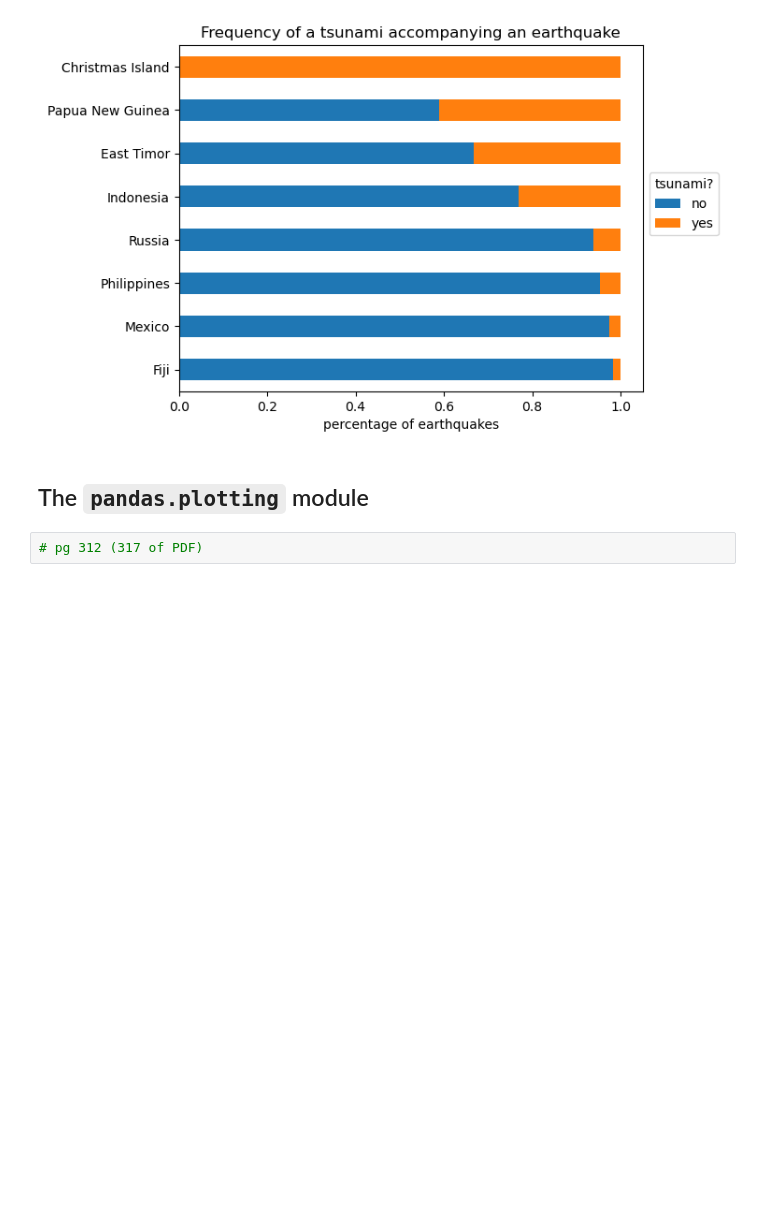
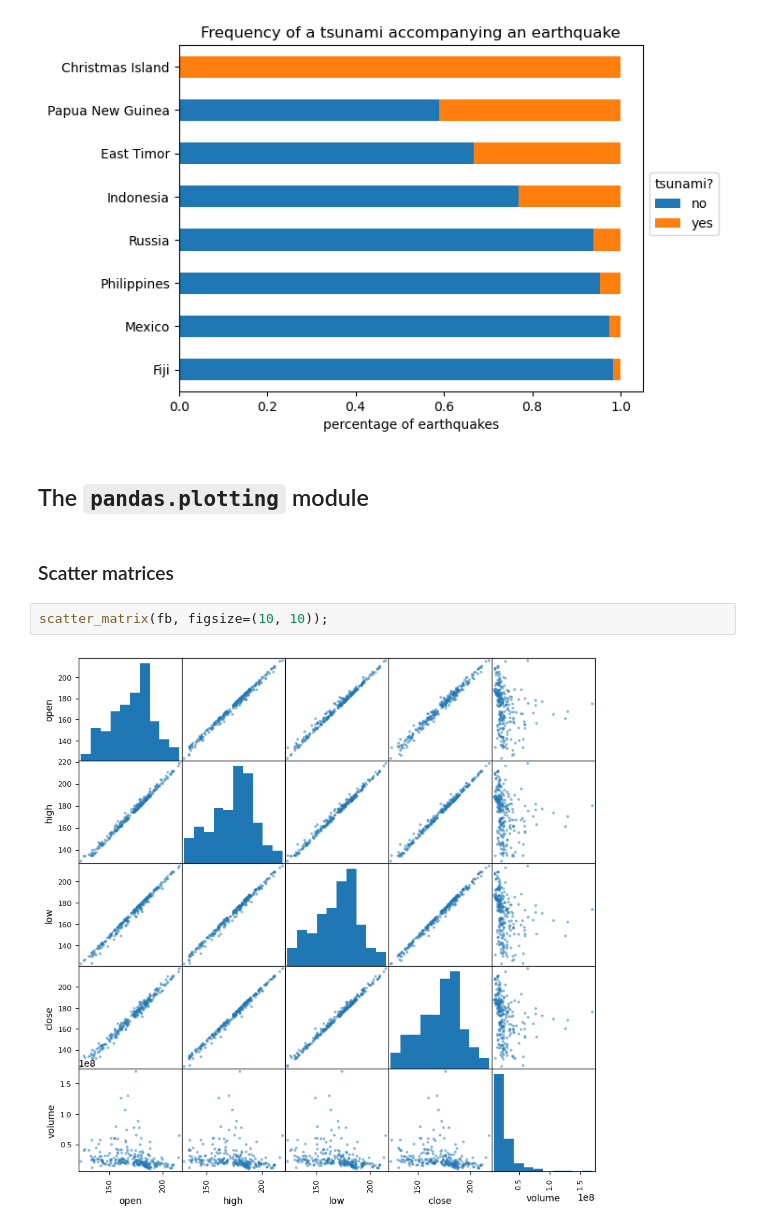
Before and after one commit to pydatawrangler/eda_ref, a Jupyter notebook: hands_on_pandas/notebooks/09_hands_on_pandas_chap5.ipynb, the cells around one changed output. Drawn from its saved outputs; the diff is of its cells as text; blank space fills up the shorter version.

```diff
--- a/hands_on_pandas/notebooks/09_hands_on_pandas_chap5.ipynb
+++ b/hands_on_pandas/notebooks/09_hands_on_pandas_chap5.ipynb
@@ -539,5 +540,9 @@ Text(0, 0.5, '')
 [figure]
 # %% [markdown]
 ## The `pandas.plotting` module
-# %%
-# pg 312 (317 of PDF)
+# %% [markdown]
+### Scatter matrices
+# %%
+scatter_matrix(fb, figsize=(10, 10));
+# %% [output]
+[figure, added]
```
Also changed, not shown: parts of 15 cells of this notebook.
